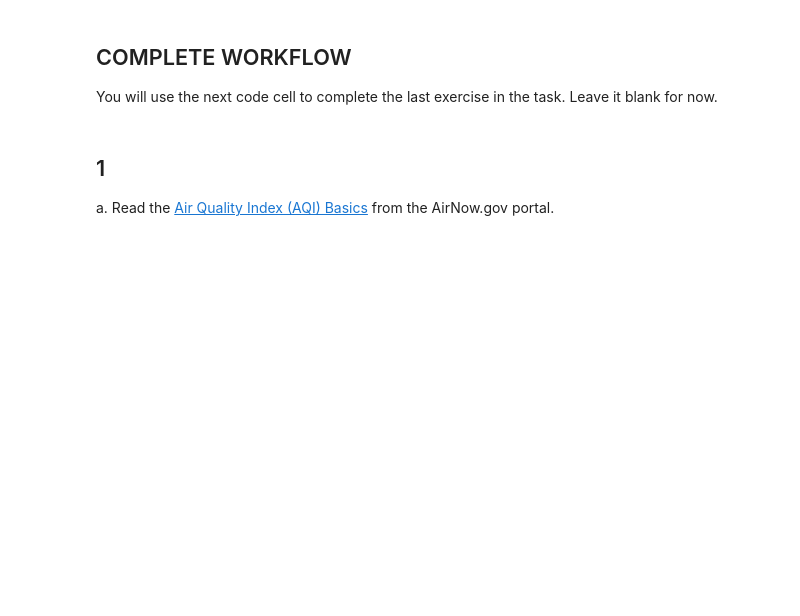
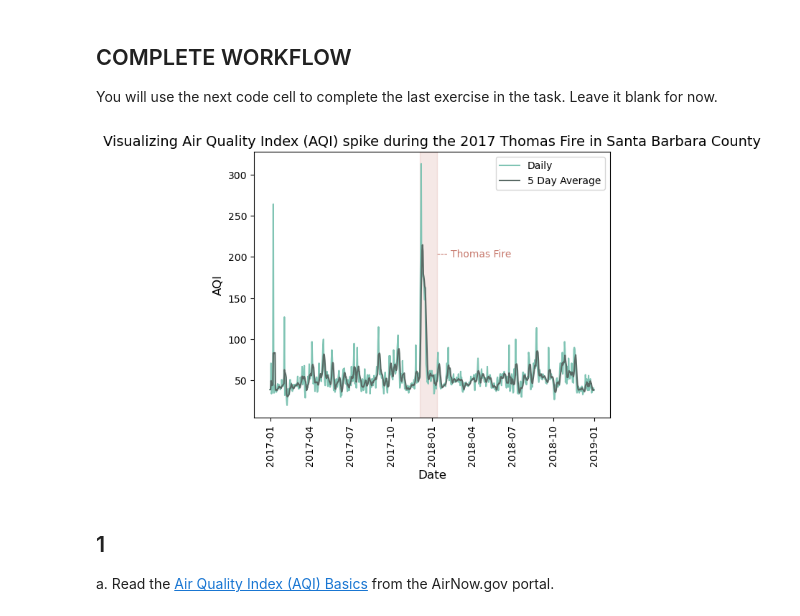
Before and after one commit to nicolelpepper/eds220-hwk2, a Jupyter notebook: hwk2-task3-aqi.ipynb, the cells around one changed output. Drawn from its saved outputs; the diff is of its cells as text; code cells hidden in the pictures; blank space fills up the shorter version.

```diff
--- a/hwk2-task3-aqi.ipynb
+++ b/hwk2-task3-aqi.ipynb
@@ -28,6 +28,64 @@ In this task you will use [Air Quality Index (AQI)](https://www.airnow.gov/aqi/a
 ## COMPLETE WORKFLOW
 
 You will use the next code cell to complete the last exercise in the task. Leave it blank for now.
+# %%
+# Import libraries
+import pandas as pd
+import matplotlib.pyplot as plt
+import numpy as np
+
+# Read in AQI data
+aqi_17 = pd.read_csv('https://aqs.epa.gov/aqsweb/airdata/daily_aqi_by_county_2017.zip', compression='zip')
+aqi_18 = pd.read_csv('https://aqs.epa.gov/aqsweb/airdata/daily_aqi_by_county_2018.zip', compression='zip')
+
+# Combine the two datasets using `pd.concat`
+aqi = pd.concat([aqi_17, aqi_18])
+
+# Simplify column names
+aqi.columns = (aqi.columns
+                  .str.lower()
+                  .str.replace(' ','_')
+                )
+
+# Subset AQI data to Santa Barbara county
+aqi_sb = aqi[aqi['county_name'] == 'Santa Barbara']
+
+# Remove the `state_name`, `county_name`, `state_code` and `county_code` columns from `aqi_sb`
+aqi_sb = aqi_sb.drop(['state_name', 'county_name', 'state_code', 'county_code'], axis = 1)
+
+# Update the data column to datetime object
+aqi_sb.date = pd.to_datetime(aqi_sb.date)
+
+# Set date as the index of `aqi_sb`
+aqi_sb = aqi_sb.set_index('date')
+
+# Calculate AQI rolling average over 5 days
+rolling_average = aqi_sb['aqi'].rolling(window = '5D').mean()
+
+# Add calculated rolling averages as `five_day_average` column
+aqi_sb["five_day_average"] = rolling_average
+
+# Define the start and end date of the fire
+fire_start = pd.to_datetime('2017-12-04')
+fire_end = pd.to_datetime('2018-01-12')
+
+# Add span indicating Thomas Fire
+plt.axvspan(fire_start, fire_end, color='#A3210D', alpha = 0.1)
+plt.annotate('--- Thomas Fire', xy = (fire_end, 200), color='#A3210D', alpha = 0.6)
+
+# Plot AQI
+plt.plot(aqi_sb.index, aqi_sb.aqi, color='#80C4B4', label='Daily')
+plt.plot(aqi_sb.index, aqi_sb.five_day_average, color='#596964', label='5 Day Average')
+plt.title('Visualizing Air Quality Index (AQI) spike during the 2017 Thomas Fire in Santa Barbara County', fontsize=14)
+
+# Plot Customization
+plt.legend()
+plt.xlabel('Date', fontsize=12)
+plt.ylabel('AQI', fontsize=12)
+plt.xticks(rotation=90)
+plt.show()
+# %% [output]
+[figure, added]
 # %% [markdown]
 ## 1
 
```
Also changed, not shown: parts of 15 cells of this notebook.
